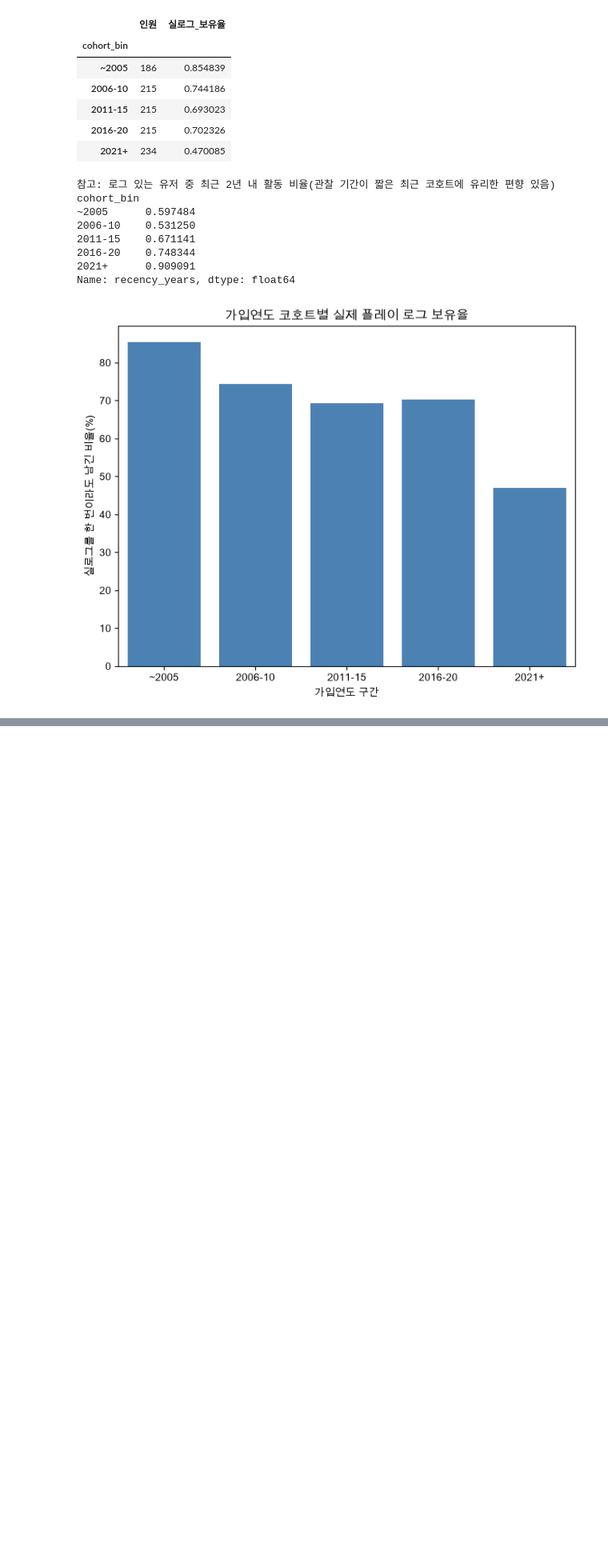
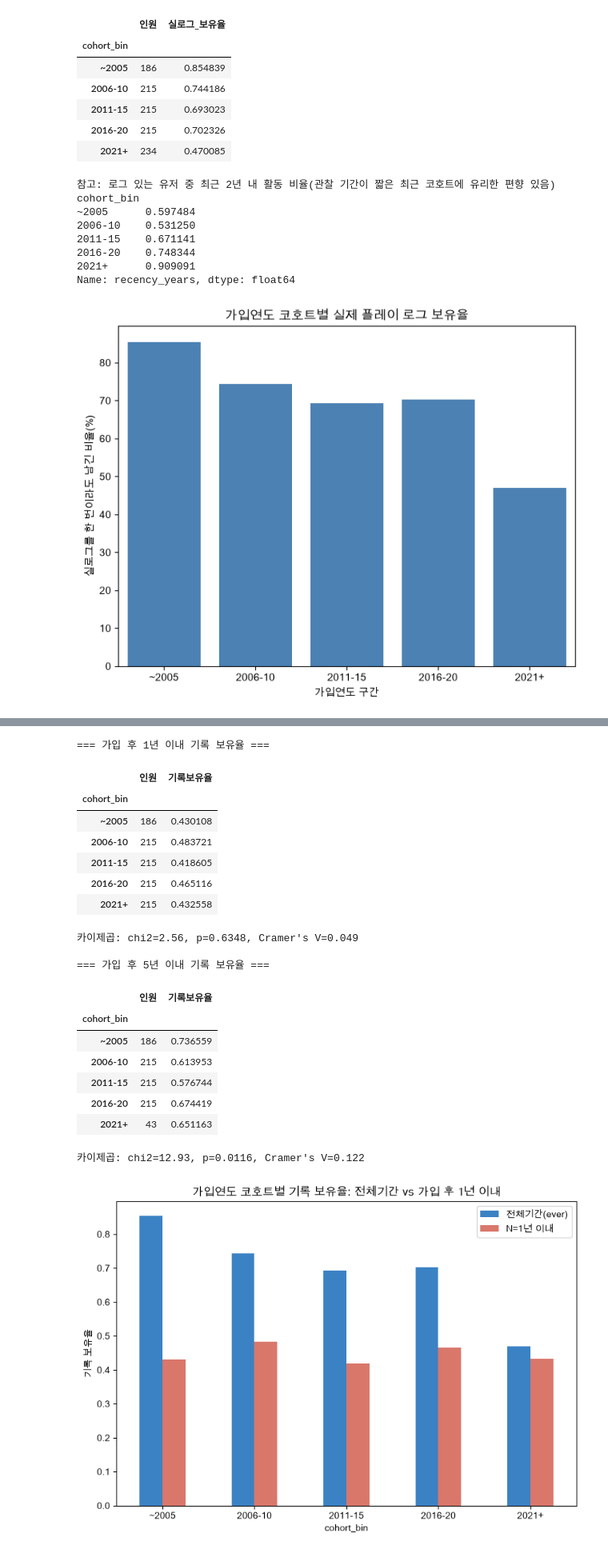
Before and after one commit to GH-Door/bgg-user-analytics, a Jupyter notebook: jupyter/04.Trend.ipynb, the cells around one changed output, grey strips where cells are left out. Shown at 80% size. Cells and saved outputs as stored; diff of their text form; code cells hidden in the pictures; blank space fills up the shorter version.

```diff
--- a/jupyter/04.Trend.ipynb
+++ b/jupyter/04.Trend.ipynb
@@ -291,0 +298,20 @@ print(f"스피어만(로그인 경과일, 실제 플레이로그 최근성): rho
+# %%
+owners["rating_ratio"] = owners["n_rated"] / owners["n_owned"]
+
+nonplayers = owners[owners["segment5"] == "0.미플레이"].copy()
+validatable = nonplayers[nonplayers["user_id"].isin(plays_sample["user_id"])].copy()
+validatable["has_real_log"] = validatable["user_id"].isin(byu.index)
+
+n_val = len(validatable)
+n_mislabel = int(validatable["has_real_log"].sum())
+rate = n_mislabel / n_val
+ci_low, ci_high = proportion_confint(n_mislabel, n_val, method="wilson")
+print(f"미플레이 라벨 {len(nonplayers)}명 중 검증 가능 표본(plays_sample 교집합) {n_val}명")
+print(f"실제 로그 있음(오탐 추정): {n_mislabel}명 ({rate:.1%}, 95% Wilson CI [{ci_low:.1%}, {ci_high:.1%}])")
+
+g1 = validatable[validatable.has_real_log]["rating_ratio"]
+g0 = validatable[~validatable.has_real_log]["rating_ratio"]
+u_stat, p = stats.mannwhitneyu(g1, g0, alternative="two-sided")
+r = 1 - (2 * u_stat) / (len(g1) * len(g0))
+print(f"\nrating_ratio 중앙값: 오탐 추정군={g1.median():.2f}(n={len(g1)}), 진짜 미플레이 추정군={g0.median():.2f}(n={len(g0)})")
+print(f"Mann-Whitney: p={p:.3f}, rank-biserial r={r:.2f}")
@@ -348,0 +399,53 @@ Name: recency_years, dtype: float64
+# %%
+CURRENT_YEAR = 2026
+ps["years_elapsed"] = CURRENT_YEAR - ps["yearregistered"]
+merged_offset = up.merge(ps[["user_id", "yearregistered", "cohort_bin"]], on="user_id", how="inner")
+merged_offset["year_offset"] = merged_offset["play_year"] - merged_offset["yearregistered"]
+
+def fair_window_summary(n):
+    eligible = ps[ps["years_elapsed"] >= n].copy()
+    active_ids = merged_offset[(merged_offset["year_offset"] >= 0) & (merged_offset["year_offset"] <= n)]["user_id"].unique()
+    eligible["has_log_within_n"] = eligible["user_id"].isin(active_ids)
+    tbl = eligible.groupby("cohort_bin", observed=True)["has_log_within_n"].agg(인원="size", 기록보유율="mean")
+    ct = pd.crosstab(eligible["cohort_bin"], eligible["has_log_within_n"])
+    chi2, p, dof, exp = stats.chi2_contingency(ct)
+    cramers_v = (chi2 / (ct.values.sum() * (min(ct.shape) - 1))) ** 0.5
+    return tbl, chi2, p, cramers_v
+
+fair_tables = {}
+for n in [1, 5]:
+    tbl, chi2, p, v = fair_window_summary(n)
+    fair_tables[n] = tbl
+    print(f"=== 가입 후 {n}년 이내 기록 보유율 ===")
+    display(tbl)
+    print(f"카이제곱: chi2={chi2:.2f}, p={p:.4f}, Cramer's V={v:.3f}\n")
+
+compare_tbl = cohort_summary[["인원", "실로그_보유율"]].rename(columns={"실로그_보유율": "전체기간(ever)"})
+compare_tbl["N=1년 이내"] = fair_tables[1]["기록보유율"]
+fig, ax = plt.subplots(figsize=(9, 6))
+compare_tbl[["전체기간(ever)", "N=1년 이내"]].plot(kind="bar", ax=ax, color=["#3B82C4", "#D9776B"])
+ax.set_title("가입연도 코호트별 기록 보유율: 전체기간 vs 가입 후 1년 이내")
+ax.set_ylabel("기록 보유율")
+plt.xticks(rotation=0)
+plt.show()
+# %% [output]
+=== 가입 후 1년 이내 기록 보유율 ===
+|  | 인원 | 기록보유율 |
+| cohort_bin |  |  |
+| ~2005 | 186 | 0.430108 |
+| 2006-10 | 215 | 0.483721 |
+| 2011-15 | 215 | 0.418605 |
+| 2016-20 | 215 | 0.465116 |
+| 2021+ | 215 | 0.432558 |
+카이제곱: chi2=2.56, p=0.6348, Cramer's V=0.049
+
+=== 가입 후 5년 이내 기록 보유율 ===
+|  | 인원 | 기록보유율 |
+| cohort_bin |  |  |
+| ~2005 | 186 | 0.736559 |
+| 2006-10 | 215 | 0.613953 |
+| 2011-15 | 215 | 0.576744 |
+| 2016-20 | 215 | 0.674419 |
+| 2021+ | 43 | 0.651163 |
+카이제곱: chi2=12.93, p=0.0116, Cramer's V=0.122
+[figure, added]
```
Also changed, not shown: parts of 10 cells of this notebook, 5 other files.
